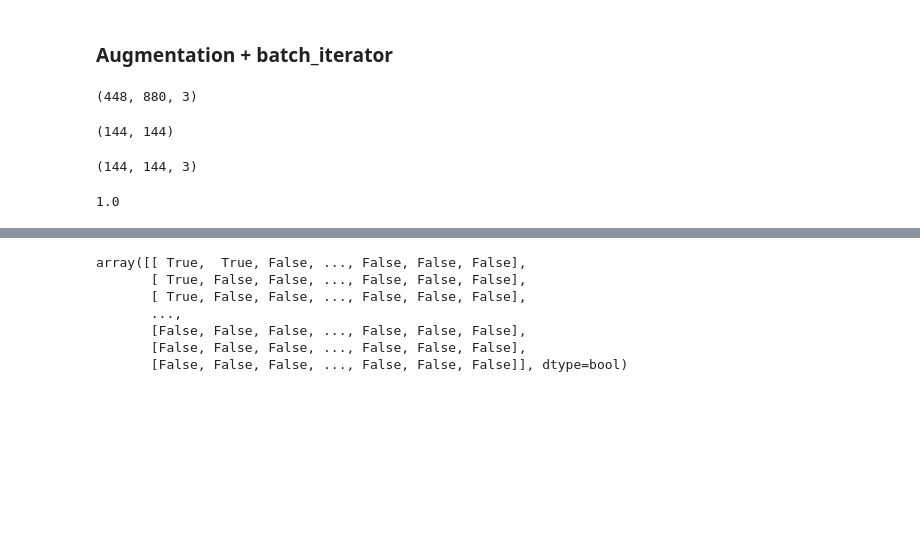
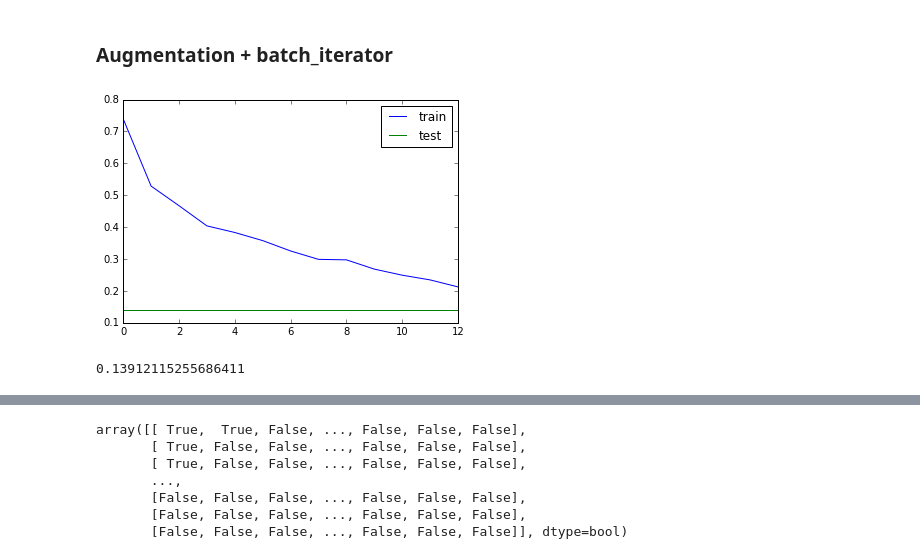
Before and after one commit to rykachevskiy/ds_bowl_2018, a Jupyter notebook: notebooks/Unet.ipynb, the cells around one changed output, grey strips where cells are left out. Drawn from its saved outputs; the diff is of its cells as text; code cells hidden in the pictures; blank space fills up the shorter version.

```diff
--- a/notebooks/Unet.ipynb
+++ b/notebooks/Unet.ipynb
@@ -160,7 +163,7 @@ def make_unet(X, training, flags=None):
 
     return tf.layers.conv2d(
         conv9,
-        2, (1, 1),
+        1, (1, 1),
         name='final',
         #activation=tf.nn.sigmoid,
         padding='same')
@@ -169,7 +172,7 @@ tf.reset_default_graph()
 sess = tf.InteractiveSession()
 # %%
 x = tf.placeholder("float", shape=[None, None, None, 1])
-target = tf.placeholder("float", shape=[None, None, None, 2])
+target = tf.placeholder("float", shape=[None, None, None, 1])
 training = tf.placeholder('bool')
 # %%
 out_logits = make_unet(x, training)
@@ -250,2 +250,2 @@ import time
 # %%
-epochs = 1
+epochs = 10
@@ -252,14 +254,14 @@ epochs = 1
 # %%
 for epoch in range(epochs):
     curr_loss = 0
-    imgs = np.array([transform(im) for im in train_data[:2]])
-    for i, (batch) in tqdm(enumerate(iterate_minibatches(imgs[:2],2))):
+    #imgs = np.array([transform(im) for im in train_data[:]])
+    for i, (batch) in tqdm(enumerate(iterate_minibatches(imgs[:],20))):
         shapes = np.concatenate(([np.array(image.shape).reshape(1, -1) for image in batch]))
         batch_shape = (u16_d(shapes[:,0].min() - 1), u16_d(shapes[:,1].min() - 1))
         images = [crop(im, batch_shape) for im in batch]
 
         batch_x = np.concatenate([np.expand_dims(im[:,:,:1],0) for im in images], 0)
-        batch_y = np.concatenate([np.expand_dims(im[:,:,1:],0) for im in images], 0)
+        batch_y = np.concatenate([np.expand_dims(im[:,:,1:2],0) for im in images], 0)
 
 
         batch_loss = sess.run([train_step,loss], feed_dict={x : batch_x, target: batch_y, training : True})
@@ -267,7 +269,7 @@ for epoch in range(epochs):
 
     train_loss.append(curr_loss / (i + 1))
 
-    val_score = validate(val_data)
+    val_score = validate_simple(val_data)
 #     for val_im in tqdm(val_data[:]):
 #         prediction = sess.run(out, feed_dict={x : np.expand_dims(get_16_im(val_im[:,:,:1]), 0), training : False})
 #         mask = prediction[0][:val_im.shape[0],:val_im.shape[1],:1]
@@ -276,47 +278,33 @@ for epoch in range(epochs):
 
 #     for val_im in tqdm(val_data[:]):
 #         prediction = sess.run(out, feed_dict={x : np.expand_dims(get_16_im(val_im[:,:,:1]), 0), training : False})
 #         mask = prediction[0][:val_im.shape[0],:val_im.shape[1],:1]
 #         mask_int = (mask > 0.5).astype(int)[:,:,0].astype('uint8')
 #         iou = (mask_int == val_im[:,:,1]).sum() / (val_im[:,:,1].shape[0] * val_im[:,:,1].shape[1])
 
 #         val_score += iou
 
 
 
 #     if epoch != 0:
 #         if val_score < val_scores[-1]:
 #             save_model("../model/model_1/")
 
 
-#     val_scores.append(val_score / len(val_data))
+    val_scores.append(val_score)
 
     display.clear_output(wait=True)
     plt.plot(train_loss, label='train')
     plt.plot(val_scores, label='test')
     plt.legend()
     plt.show()
 
 #     val_loss = sess.run(loss,  feed_dict={inp : X[4000:].reshape(-1, 100), target: y[4000:].reshape(-1, 100)})
 #     val_losses.append(val_loss)
 #     val_x.append(len(losses_each_n))
 
 #     curr_loss == 0
 
         #print(batch_loss[1])
+# %% [output]
+[figure, added]
-# %%
-batch[0].shape
-# %% [output]
-(448, 880, 3)
-# %%
-batch_shape
-# %% [output]
-(144, 144)
-# %%
-images[1].shape
-# %% [output]
-(144, 144, 3)
-# %%
-train_data[0].max()
-# %% [output]
-1.0
@@ -322,0 +313,4 @@ train_data[0].max()
+# %%
+val_score
+# %% [output]
+0.13912115255686411
```
Also changed, not shown: parts of 13 cells of this notebook.
